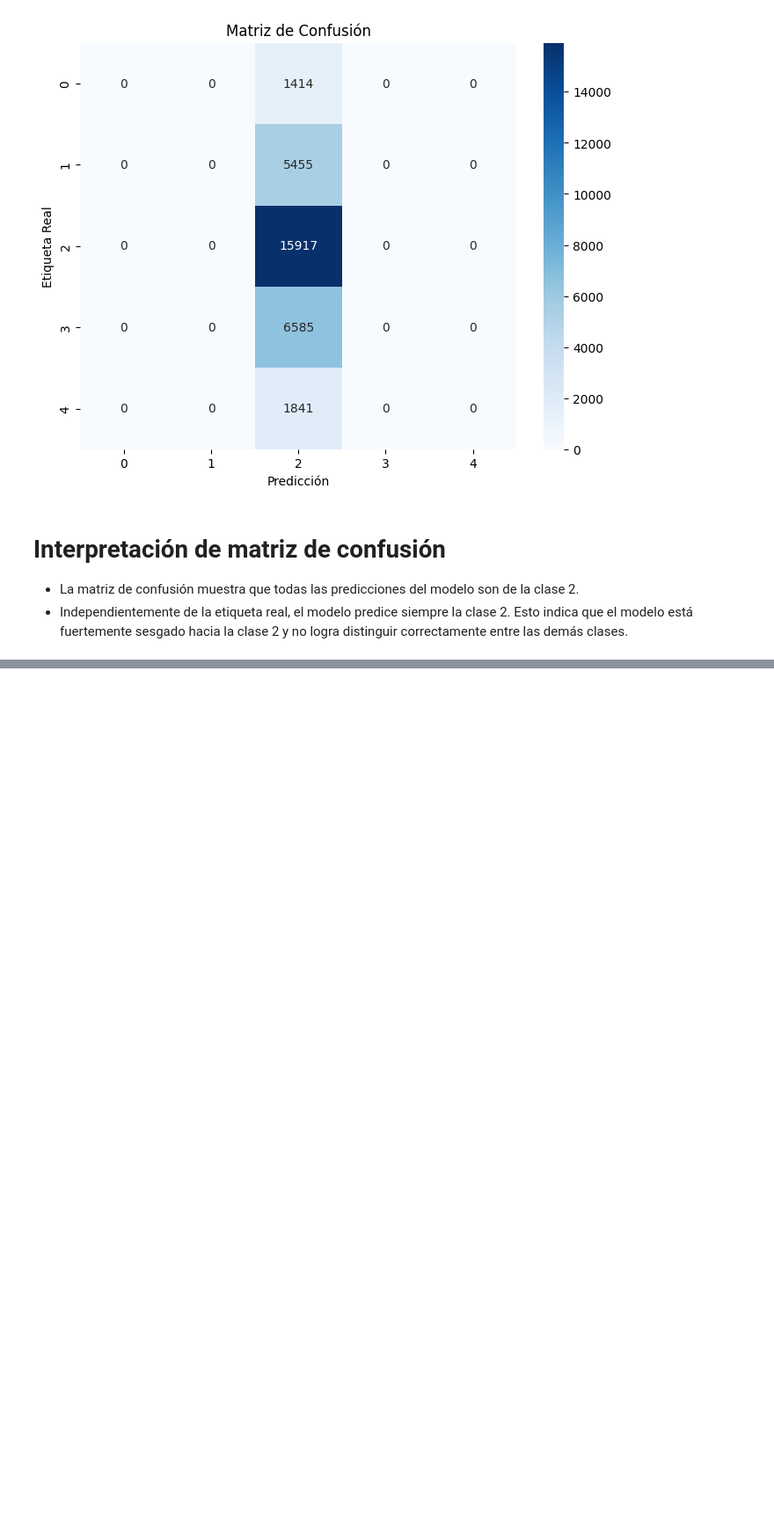
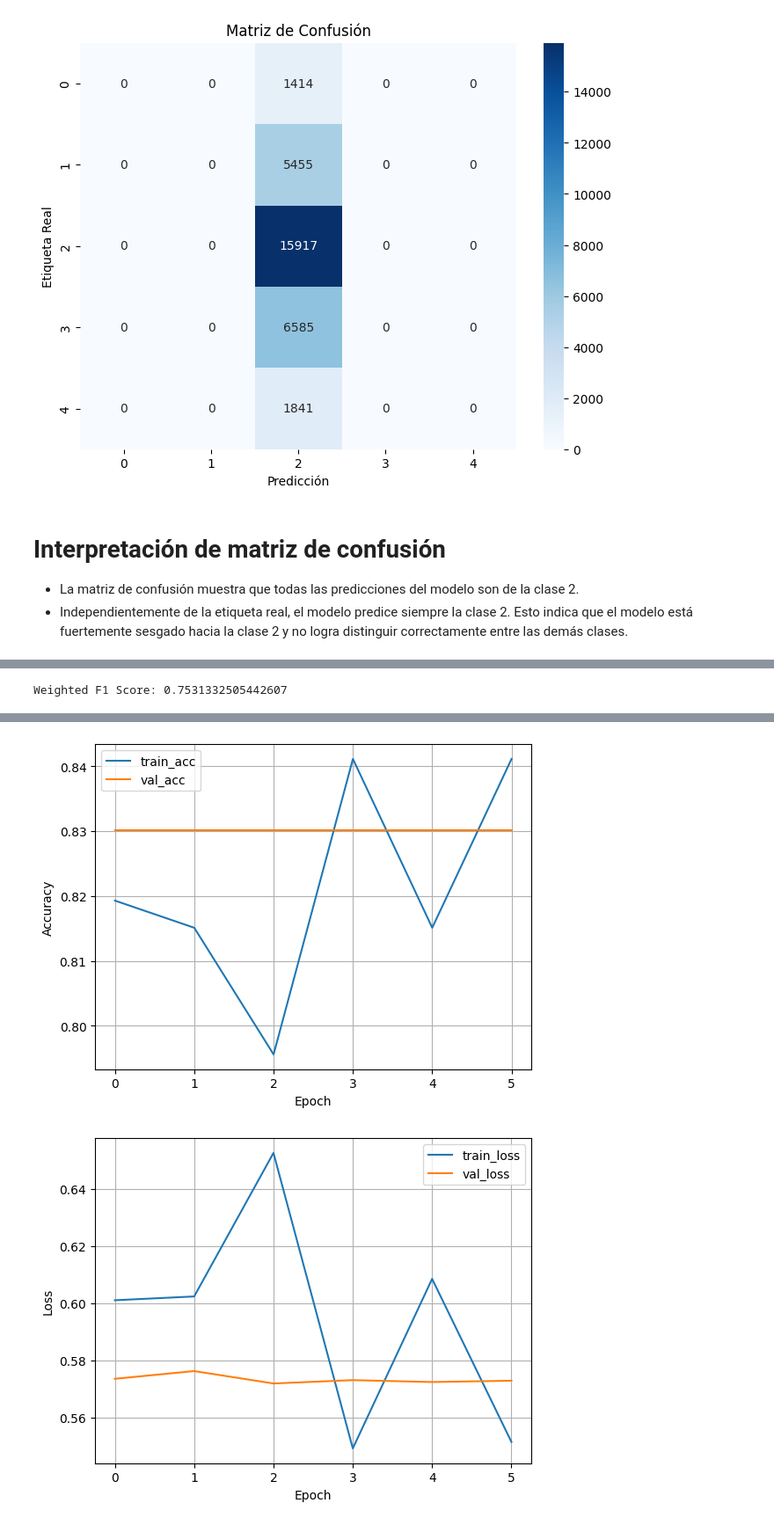
Before and after one commit to EdwinDavid98/NLP, a Jupyter notebook: LSTM_LIGHTNING.ipynb, the cells around one changed output, grey strips where cells are left out. Shown: that part at 88% size. Saved outputs shown, nothing was run; the diff lists cells and outputs as text; code cells hidden in the pictures; blank space fills up the shorter version.

Commit message:
ACTUALIZACION DEL CODIGO LAB5
Se agregó el código para realizar pruebas con 3 clases. En esta ocasión, ya se realizaron pruebas con LSTM y GRU.

```diff
--- a/LSTM_LIGHTNING.ipynb
+++ b/LSTM_LIGHTNING.ipynb
@@ -388,0 +618,42 @@ Esto indica que el modelo está fuertemente sesgado hacia la clase 2 y no logra
+# %%
+# Obtener predicciones y etiquetas verdaderas
+all_preds = []
+all_labels = []
+
+for batch in data_module.test_dataloader():
+    input_ids, labels = batch
+    hidden = lstm_model.initHidden(input_ids.size(0), device=input_ids.device)
+    output, _ = lstm_model(input_ids, hidden)
+    all_preds.extend(output.argmax(dim=1).cpu().numpy())
+    all_labels.extend(labels.cpu().numpy())
+
+# Calcular F1-score ponderado
+weighted_f1 = f1_score(all_labels, all_preds, average='weighted')
+print(f'Weighted F1 Score: {weighted_f1}')
+# %% [output]
+Weighted F1 Score: 0.7531332505442607
+# %%
+# Análisis de métricas y gráficas
+metrics = pd.read_csv(f"{trainer.logger.log_dir}/metrics.csv")
+
+aggreg_metrics = []
+agg_col = "epoch"
+for i, dfg in metrics.groupby(agg_col):
+    agg = dict(dfg.mean())
+    agg[agg_col] = i
+    aggreg_metrics.append(agg)
+
+df_metrics = pd.DataFrame(aggreg_metrics)
+
+# Manejar la ausencia de columnas
+if 'train_acc' in df_metrics.columns and 'val_acc' in df_metrics.columns:
+    df_metrics[["train_acc", "val_acc"]].plot(
+        grid=True, legend=True, xlabel="Epoch", ylabel="Accuracy"
+    )
+else:
+    print("Las columnas 'train_acc' o 'val_acc' no están en el DataFrame.")
+
+df_metrics[["train_loss", "val_loss"]].plot(
+    grid=True, legend=True, xlabel="Epoch", ylabel="Loss"
+)
+# %% [output]
@@ -388,0 +661,2 @@ Esto indica que el modelo está fuertemente sesgado hacia la clase 2 y no logra
+[figure, added]
+[figure, added]
```
Also changed, not shown: parts of 35 cells of this notebook.
